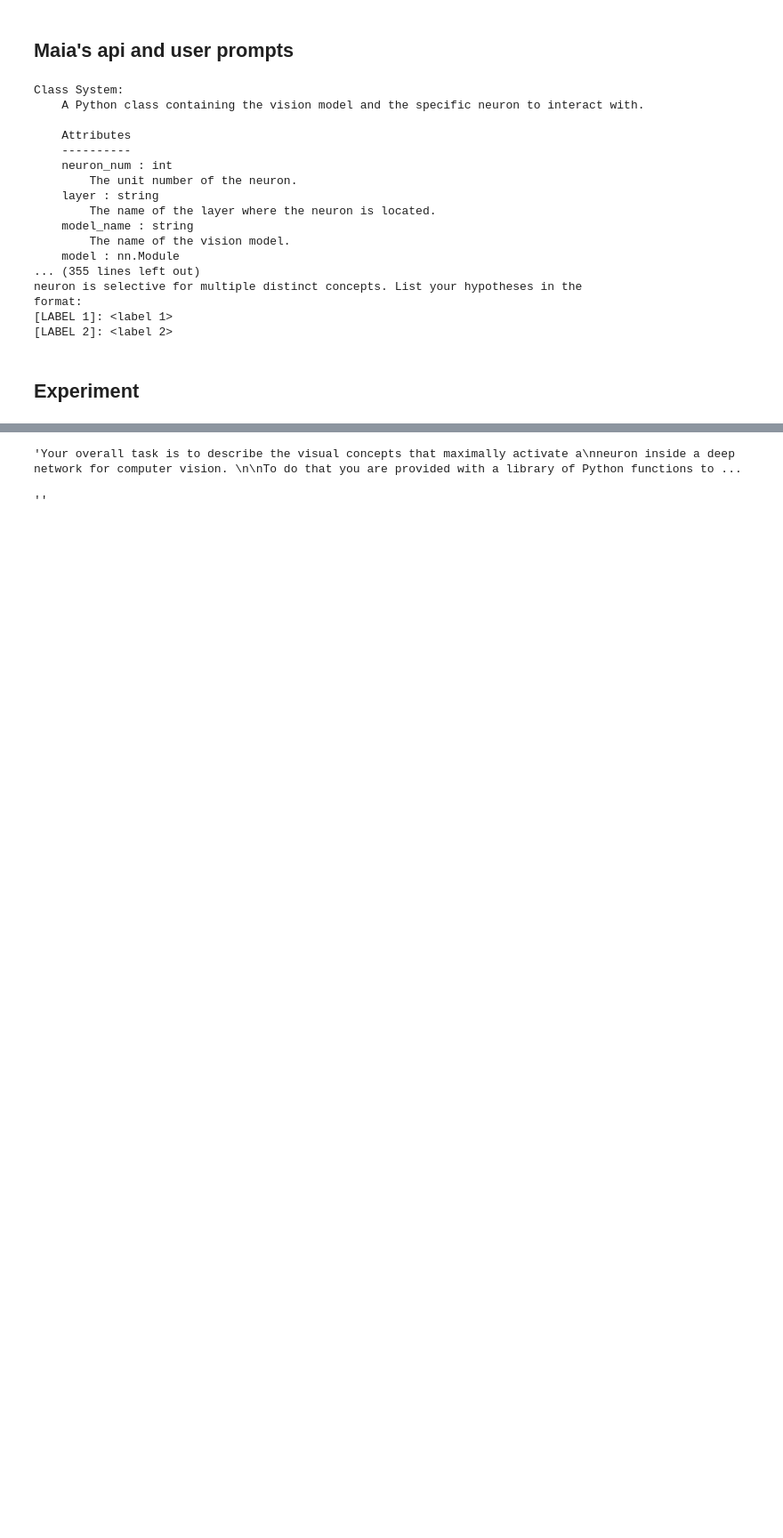
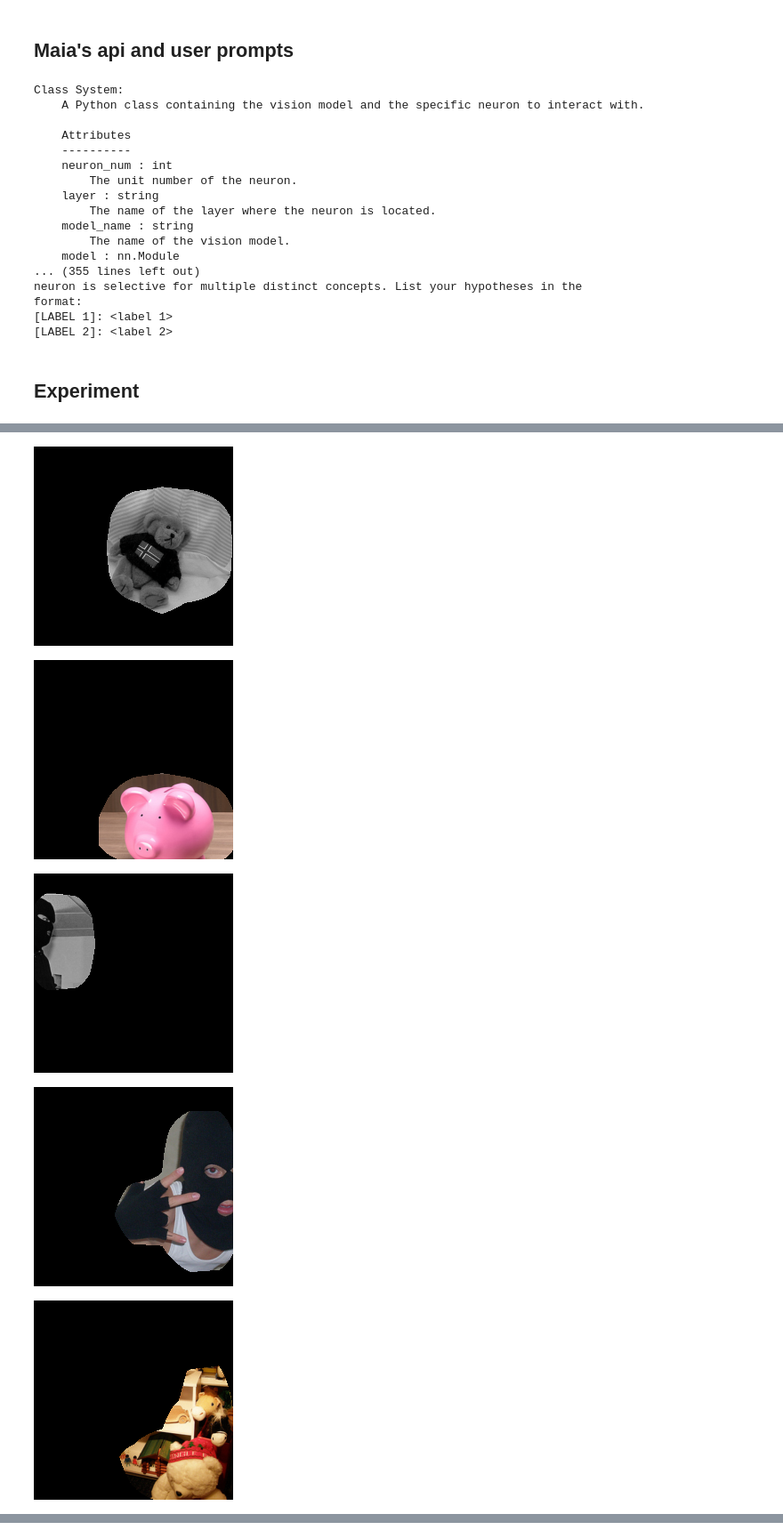
Before and after one commit to JakeTouchet/maia, a Jupyter notebook: demo.ipynb, the cells around one changed output, grey strips where cells are left out. Shown at 89% size. Drawn from its saved outputs; the diff is of its cells as text; code cells hidden in the pictures; blank space fills up the shorter version.

```diff
--- a/demo.ipynb
+++ b/demo.ipynb
@@ -257,10 +237,17 @@ To manually run experiment steps, run this cell repeatedly.
 maia._init_experiment_log()
 experiment_env = ExperimentEnvironment(system, tools, globals())
 # %%
+# Run this cell repeatedly to iterate through experiment
 model_experiment = ask_agent(maia.model_name, maia.experiment_log)
 experiment_output = experiment_env.execute_experiment(model_experiment)
 maia.update_experiment_log(role='user', type="text", type_content=experiment_output)
 # Plot the results from the experiment log
+clear_output()
 for log_entry in maia.experiment_log:
     plot_results_notebook(log_entry)
 # %% [output]
+[figure, added]
+[figure, added]
+[figure, added]
+[figure, added]
+[figure, added]
@@ -268,2 +261,0 @@ for log_entry in maia.experiment_log:
-'Your overall task is to describe the visual concepts that maximally activate a\nneuron inside a deep network for computer vision. \n\nTo do that you are provided with a library of Python functions to ...
-''
```
Also changed, not shown: parts of 4 cells of this notebook, 18 other files.
